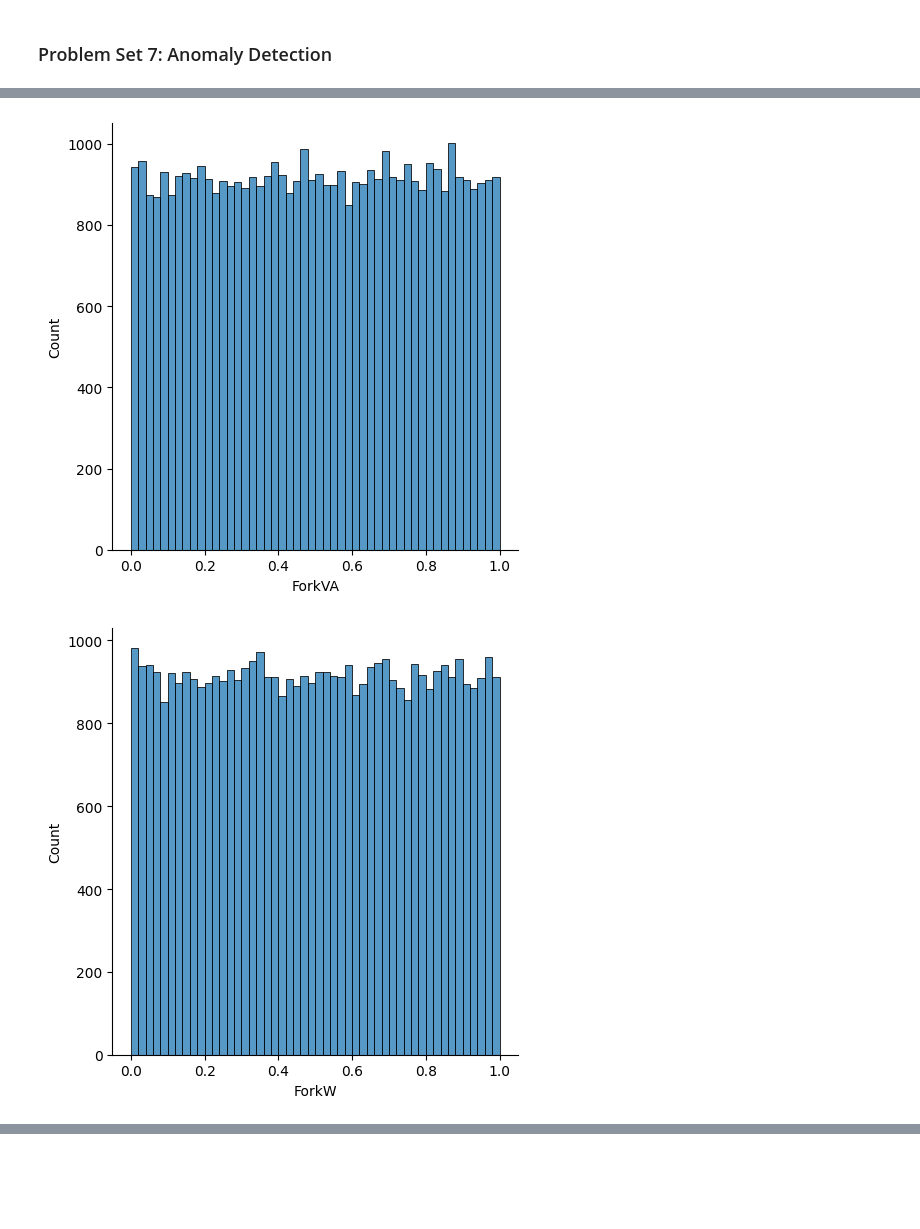
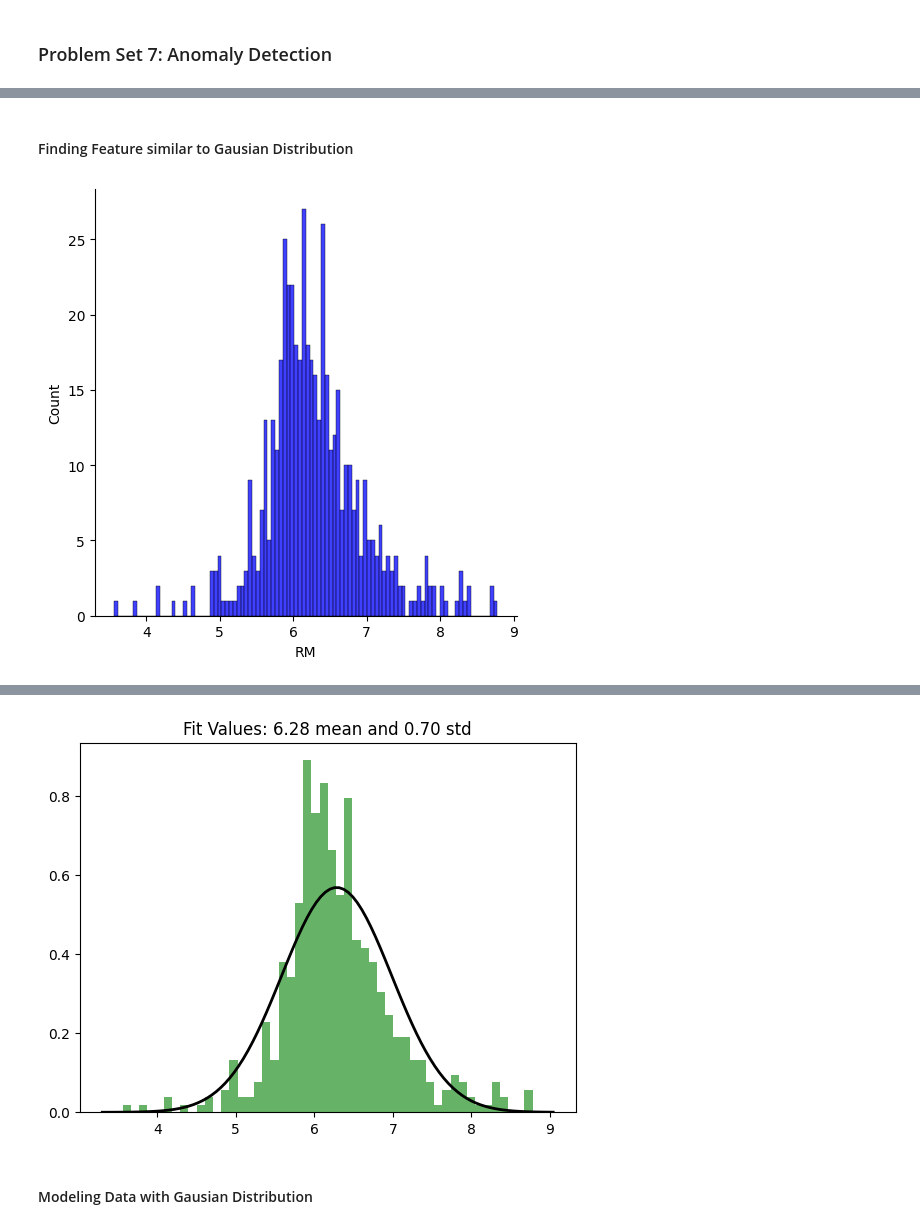
Before and after one commit to jaypbazar/Problem-Set-7, a Jupyter notebook: PS4_Bazar_BSCS2A.ipynb, the cells around one changed output, grey strips where cells are left out. Drawn from its saved outputs; the diff is of its cells as text; code cells hidden in the pictures; blank space fills up the shorter version.

```diff
--- a/PS4_Bazar_BSCS2A.ipynb
+++ b/PS4_Bazar_BSCS2A.ipynb
@@ -29,0 +45,6 @@ data = data.dropna()
+# %%
+features = ['CRIM', 'ZN', 'INDUS', 'CHAS', 'NOX', 'RM', 'AGE', 'DIS', 'RAD', 'TAX', 'PTRATIO', 'B', 'LSTAT', 'MEDV']
+
+data = pd.read_csv('housing.csv', delim_whitespace=True, names=features)
+
+data.shape
@@ -42,9 +71,10 @@ data.describe()
+# %% [markdown]
+#### Finding Feature similar to Gausian Distribution
 # %%
-feature_name = data.iloc[:,:].columns
+feature_name = data.iloc[:,5:6].columns
 plt.figure
 for i, cn in enumerate(data[feature_name]):
-    sns.displot(data[cn], bins=50)
+    sns.displot(data[cn], bins=100, color='b')
 plt.show()
 # %% [output]
-[figure, old version]
+[figure, new version]
-[figure, removed]
@@ -51,0 +81,18 @@ plt.show()
+# %%
+mu, std = norm.fit(data[feature_name])
+
+plt.hist(data[feature_name], bins=50, density=True, alpha=0.6, color='g')
+
+xmin, xmax = plt.xlim()
+x = np.linspace(xmin, xmax, 100)
+p = norm.pdf(x, mu, std)
+
+plt.plot(x, p, 'k', linewidth=2)
+title = "Fit Values: {:.2f} mean and {:.2f} std".format(mu, std)
+plt.title(title)
+
+plt.show()
+# %% [output]
+[figure, added]
+# %% [markdown]
+#### Modeling Data with Gausian Distribution
```
Also changed, not shown: parts of 20 cells of this notebook, 2 other files.
